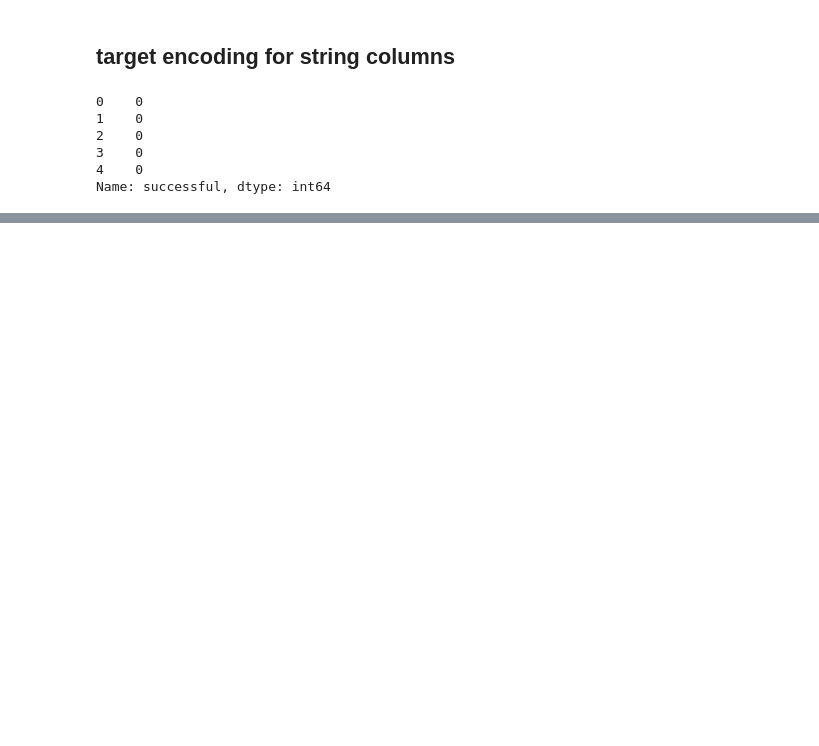
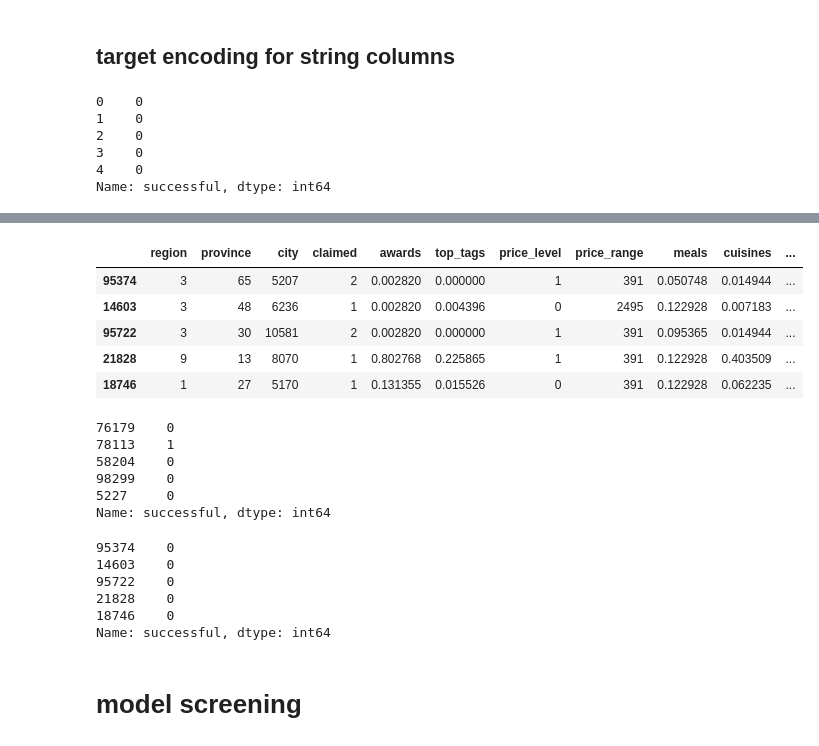
Before and after one commit to idoschw3/french_resturants, a Jupyter notebook: notebooks/04_model_preparation.ipynb, the cells around one changed output, grey strips where cells are left out. Drawn from its saved outputs; the diff is of its cells as text; code cells hidden in the pictures; blank space fills up the shorter version.

```diff
--- a/notebooks/04_model_preparation.ipynb
+++ b/notebooks/04_model_preparation.ipynb
@@ -95,0 +134,29 @@ Name: successful, dtype: int64
+# %%
+X_test.head()
+# %% [output]
+|  | region | province | city | claimed | awards | top_tags | price_level | price_range | meals | cuisines | ... |
+| 95374 | 3 | 65 | 5207 | 2 | 0.002820 | 0.000000 | 1 | 391 | 0.050748 | 0.014944 | ... |
+| 14603 | 3 | 48 | 6236 | 1 | 0.002820 | 0.004396 | 0 | 2495 | 0.122928 | 0.007183 | ... |
+| 95722 | 3 | 30 | 10581 | 2 | 0.002820 | 0.000000 | 1 | 391 | 0.095365 | 0.014944 | ... |
+| 21828 | 9 | 13 | 8070 | 1 | 0.802768 | 0.225865 | 1 | 391 | 0.122928 | 0.403509 | ... |
+| 18746 | 1 | 27 | 5170 | 1 | 0.131355 | 0.015526 | 0 | 391 | 0.122928 | 0.062235 | ... |
+# %%
+y_train.head()
+# %% [output]
+76179    0
+78113    1
+58204    0
+98299    0
+5227     0
+Name: successful, dtype: int64
+# %%
+y_test.head()
+# %% [output]
+95374    0
+14603    0
+95722    0
+21828    0
+18746    0
+Name: successful, dtype: int64
+# %% [markdown]
+# model screening
```
Also changed, not shown: parts of 10 cells of this notebook.
